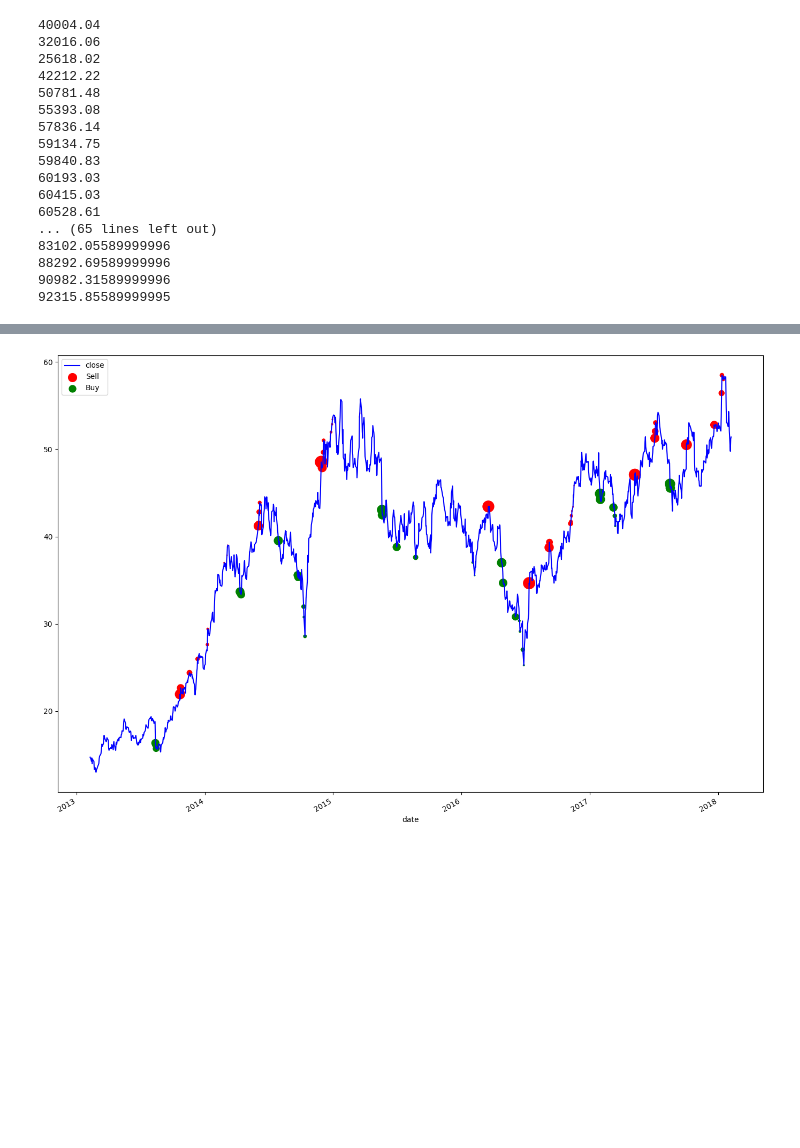
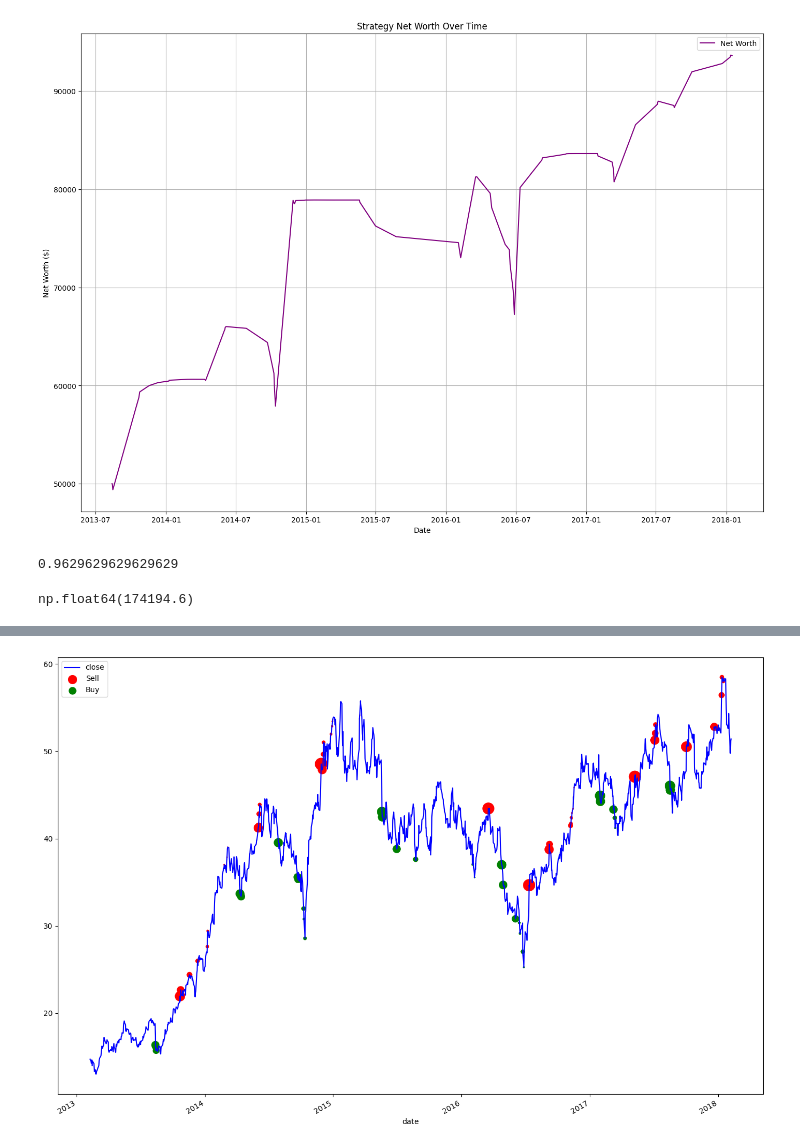
Before and after one commit to Ikromov247/AmpyFin_small, a Jupyter notebook: sandbox.ipynb, the cells around one changed output, grey strips where cells are left out. Drawn from its saved outputs; the diff is of its cells as text; code cells hidden in the pictures; blank space fills up the shorter version.

```diff
--- a/sandbox.ipynb
+++ b/sandbox.ipynb
@@ -91,7 +91,11 @@ for strategy in strategies:
                         'quantity': trade.trade_quantity if trade.action == 'buy' else -trade.trade_quantity,
                         'price': trade.current_price,
                         'action': trade.action,
-                        'value': trade.trade_quantity * trade.current_price
+                        'value': trade.trade_quantity * trade.current_price,
+                        'updated_account_cash':updated_account_cash,
+                        'updated_portfolio_qty':updated_portfolio_qty,
+                        'updated_total_portfolio_value':updated_total_portfolio_value,
+                        'updated_net_worth':updated_net_worth
                     }
 
             strategies_result[strategy.__name__]['holdings'][ticker]['trades'].append(trade_record)
@@ -182,51 +166,20 @@ all_trades
 # %%
 # Create a list of all trades sorted by timestamp
 all_trades = strategies_result[strategy_name]['holdings']['AAL']['trades']
 all_trades_sorted = sorted(all_trades, key=lambda x: x['timestamp'])
 
 # Calculate cumulative net worth after each trade
-net_worth_history = []
-cash = 50_000  # Initial cash
-portfolio_value = 0
-timestamps = []
+net_worth_history = [trade['updated_net_worth'] for trade in all_trades]
+timestamps = [trade['timestamp'] for trade in all_trades]
 
-for trade in all_trades_sorted:
-    if trade['action'] == 'buy':
-        cash -= trade['value']
-        portfolio_value += trade['value']
-    elif trade['action'] == 'sell':
-        cash += trade['value']
-        portfolio_value -= trade['value']
-
-    net_worth = cash + portfolio_value
-    print(cash)
-    net_worth_history.append(net_worth)
-    timestamps.append(trade['timestamp'])
-
-# # Plot net worth over time
-# plt.figure(figsize=(17, 12))
-# plt.plot(timestamps, net_worth_history, color='purple', label='Net Worth')
-# plt.title('Strategy Net Worth Over Time')
-# plt.xlabel('Date')
-# plt.ylabel('Net Worth ($)')
-# plt.legend()
-# plt.grid(True)
-# plt.show()
+# Plot net worth over time
+plt.figure(figsize=(17, 12))
+plt.plot(timestamps, net_worth_history, color='purple', label='Net Worth')
+plt.title('Strategy Net Worth Over Time')
+plt.xlabel('Date')
+plt.ylabel('Net Worth ($)')
+plt.legend()
+plt.grid(True)
+plt.show()
 # %% [output]
-40004.04
-32016.06
-25618.02
-42212.22
-50781.48
-55393.08
-57836.14
-59134.75
-59840.83
-60193.03
-60415.03
-60528.61
-... (65 lines left out)
-83102.05589999996
-88292.69589999996
-90982.31589999996
-92315.85589999995
+[figure, added]
@@ -232,0 +196,5 @@ for trade in all_trades_sorted:
+# %%
+successful_trades / total_trades_count
+# 96% of trades resulted in increased net worth
+# %% [output]
+0.9629629629629629
@@ -232,0 +210,4 @@ for trade in all_trades_sorted:
+# %%
+final_net_worth
+# %% [output]
+np.float64(174194.6)
```
Also changed, not shown: parts of 7 cells of this notebook, 1 other file.
